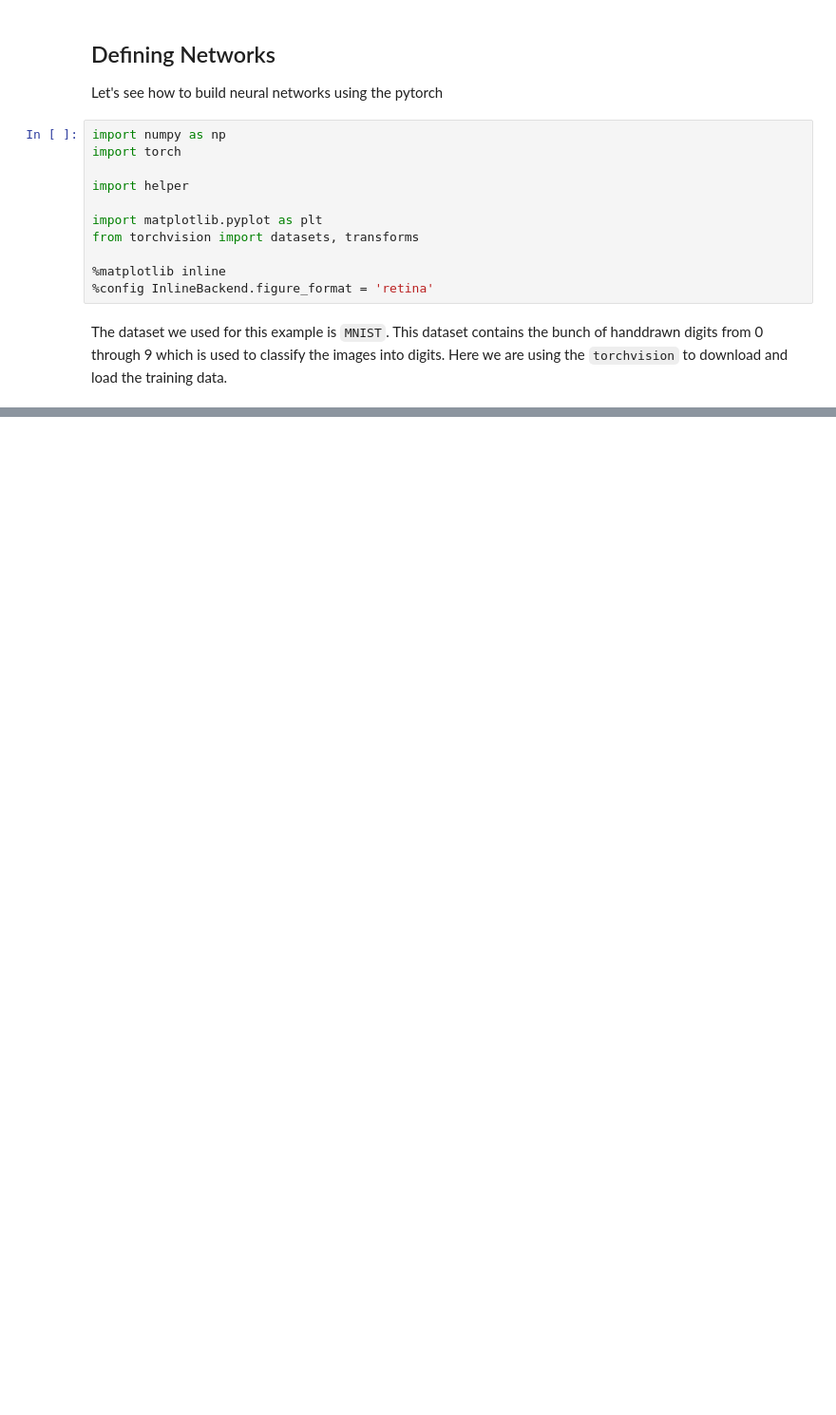
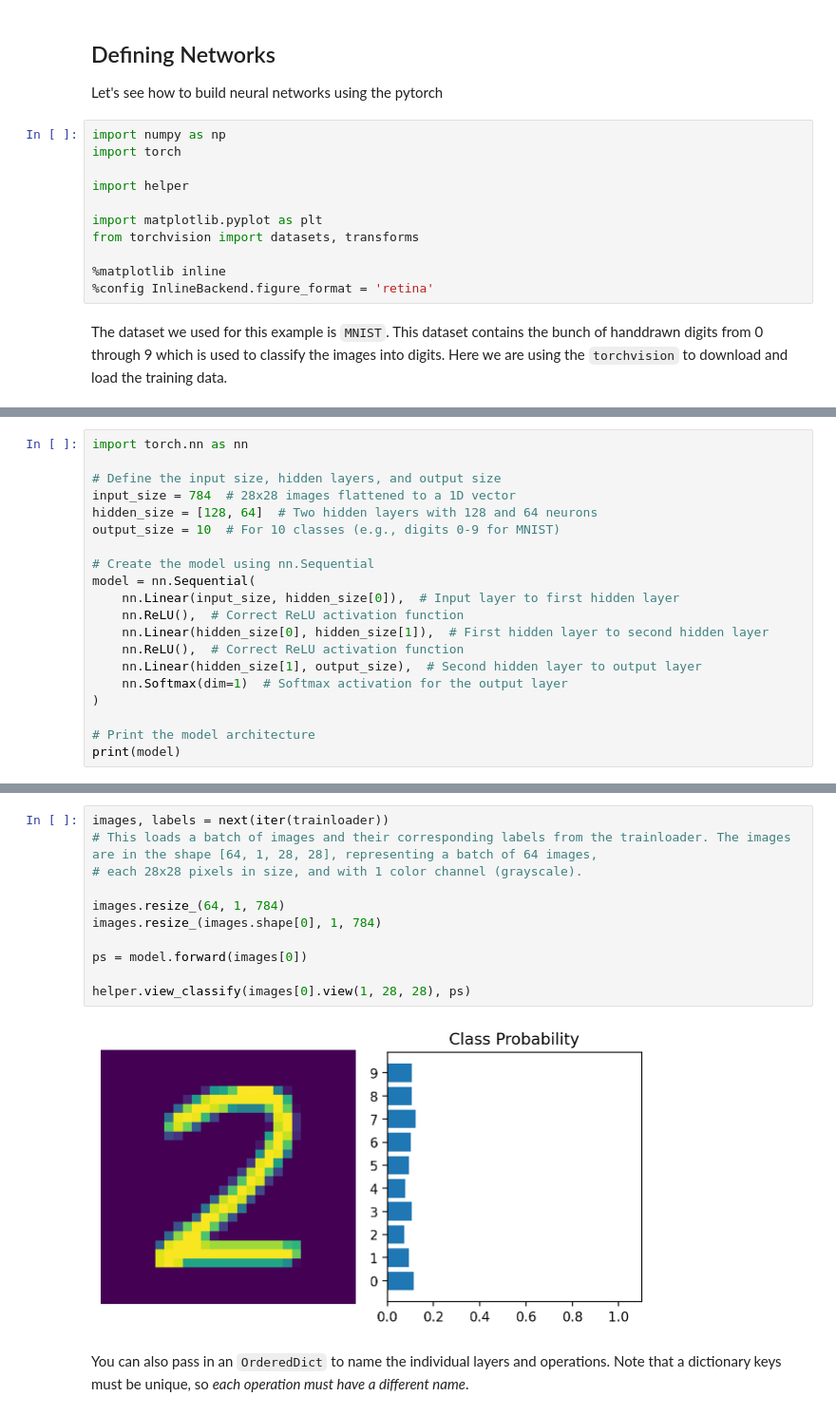
Before and after one commit to iamchenchu/Computer-Vision, a Jupyter notebook: 05_CNN_Layers/01C_Deep_Learning_with_Pytorch.ipynb, the cells around one changed output, grey strips where cells are left out. Shown: that part at 95% size. Drawn from its saved outputs; the diff is of its cells as text; blank space fills up the shorter version.

```diff
--- a/05_CNN_Layers/01C_Deep_Learning_with_Pytorch.ipynb
+++ b/05_CNN_Layers/01C_Deep_Learning_with_Pytorch.ipynb
@@ -192,0 +301,20 @@ transform = transforms.Compose([transforms.ToTensor(),
+# %%
+import torch.nn as nn
+
+# Define the input size, hidden layers, and output size
+input_size = 784  # 28x28 images flattened to a 1D vector
+hidden_size = [128, 64]  # Two hidden layers with 128 and 64 neurons
+output_size = 10  # For 10 classes (e.g., digits 0-9 for MNIST)
+
+# Create the model using nn.Sequential
+model = nn.Sequential(
+    nn.Linear(input_size, hidden_size[0]),  # Input layer to first hidden layer
+    nn.ReLU(),  # Correct ReLU activation function
+    nn.Linear(hidden_size[0], hidden_size[1]),  # First hidden layer to second hidden layer
+    nn.ReLU(),  # Correct ReLU activation function
+    nn.Linear(hidden_size[1], output_size),  # Second hidden layer to output layer
+    nn.Softmax(dim=1)  # Softmax activation for the output layer
+)
+
+# Print the model architecture
+print(model)
@@ -192,0 +330,15 @@ transform = transforms.Compose([transforms.ToTensor(),
+# %%
+images, labels = next(iter(trainloader))
+# This loads a batch of images and their corresponding labels from the trainloader. The images are in the shape [64, 1, 28, 28], representing a batch of 64 images,
+# each 28x28 pixels in size, and with 1 color channel (grayscale).
+
+images.resize_(64, 1, 784)
+images.resize_(images.shape[0], 1, 784)
+
+ps = model.forward(images[0])
+
+helper.view_classify(images[0].view(1, 28, 28), ps)
+# %% [output]
+[figure, added]
+# %% [markdown]
+You can also pass in an `OrderedDict` to name the individual layers and operations. Note that a dictionary keys must be unique, so _each operation must have a different name_.
```
Also changed, not shown: parts of 30 cells of this notebook, 12 other files.
